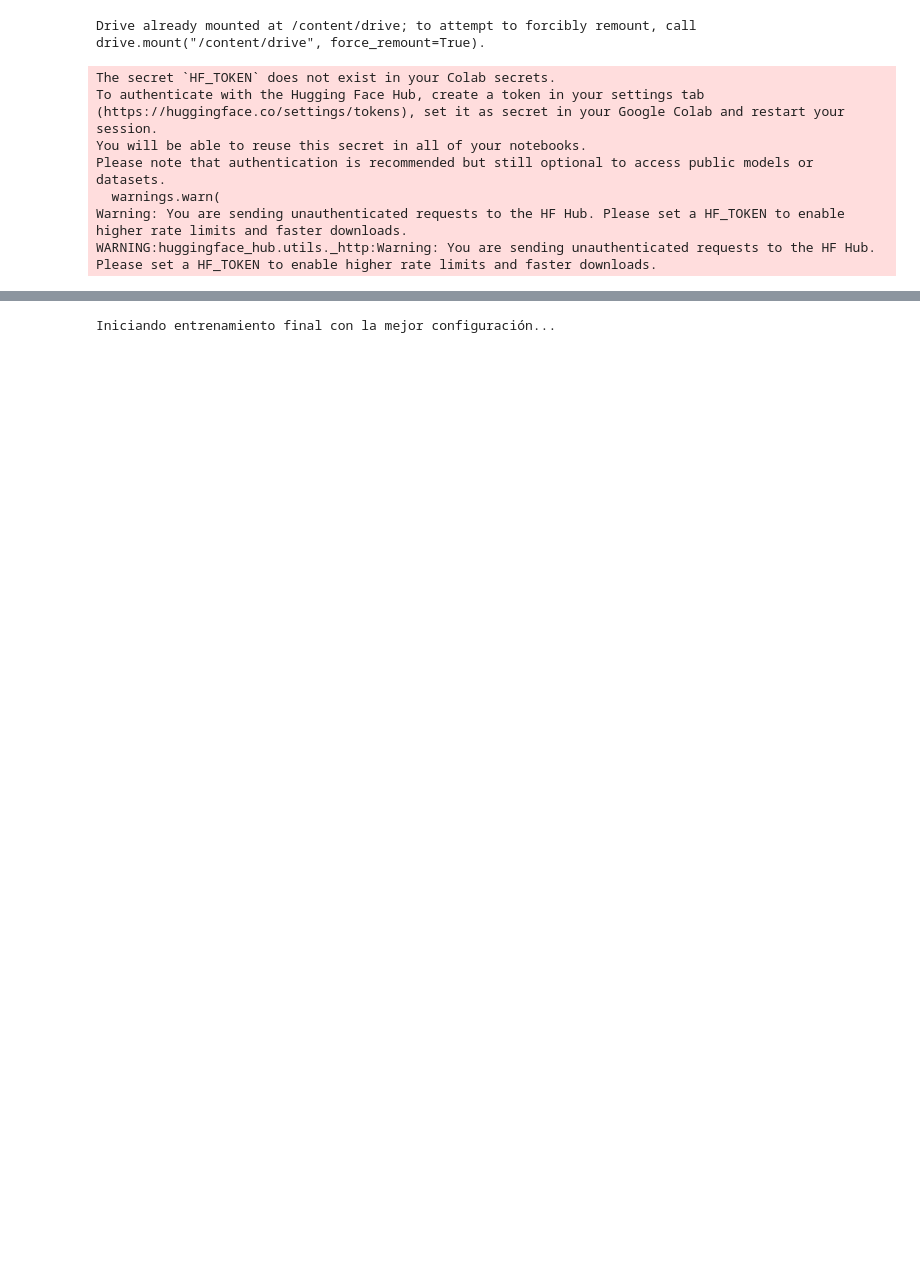
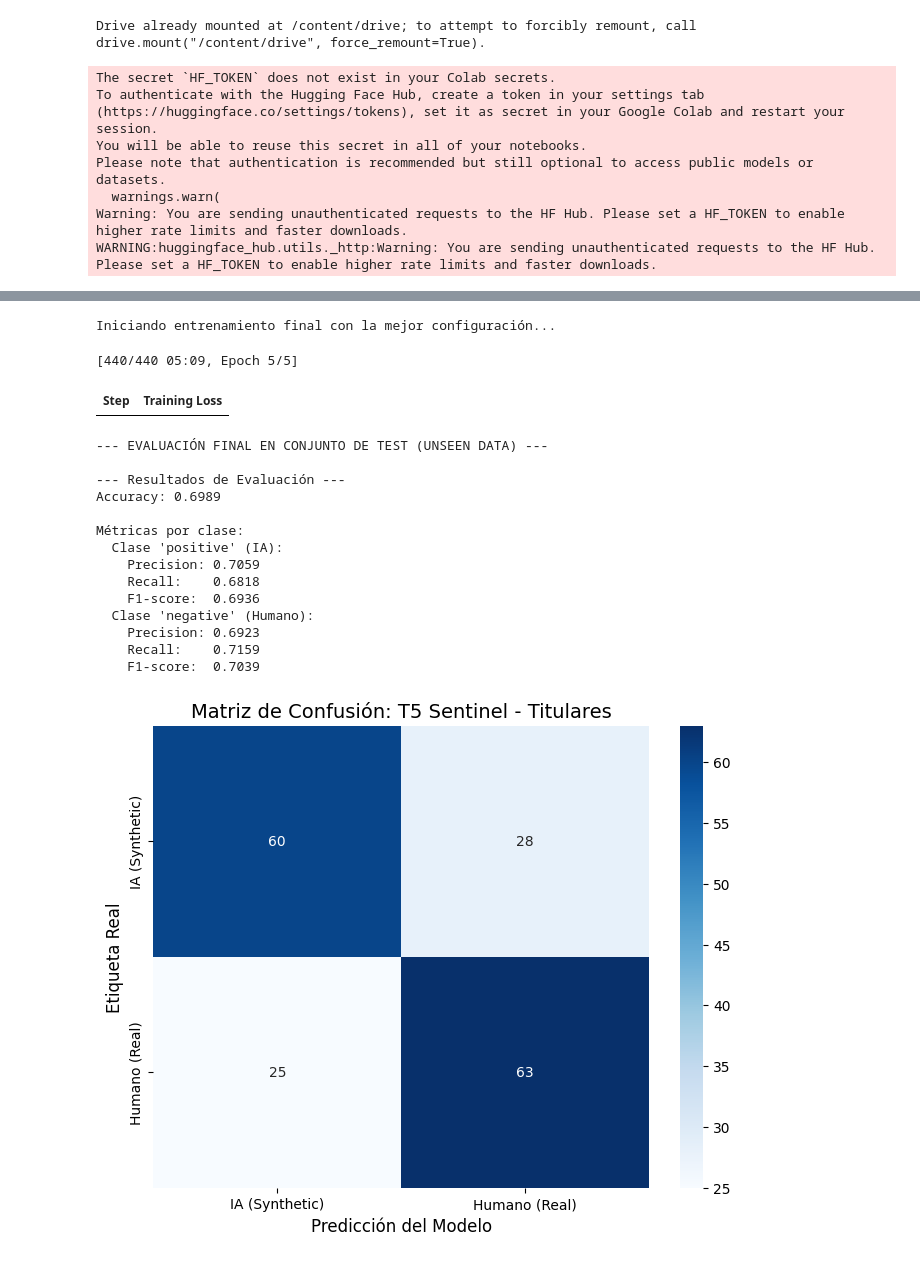
Before and after one commit to JavierPrior845/tfg-ai-text-detection, a Jupyter notebook: models/encoder-decoder/Encoder-Decoder-Img-Sweep.ipynb, the cells around one changed output, grey strips where cells are left out. Saved outputs shown, nothing was run; the diff lists cells and outputs as text; code cells hidden in the pictures; blank space fills up the shorter version.

Commit message:
feat: encoder-decoder training (img + tittle)

```diff
--- a/models/encoder-decoder/Encoder-Decoder-Img-Sweep.ipynb
+++ b/models/encoder-decoder/Encoder-Decoder-Img-Sweep.ipynb
@@ -241,39 +290,55 @@ wandb: WARNING Config item 'weight_decay' was locked by 'sweep' (ignored update)
 # %%
-# Sustituir con los mejores valores del Sweep tras ejecutarlo
 best_config = {
-    "lr": 4.5e-5,
+    "lr": 2.1061239900807153e-05,
     "batch_size": 8,
-    "grad_acc": 8,
-    "weight_decay": 0.01
+    "grad_acc": 2,
+    "weight_decay": 0.1
 }
 
 print("Iniciando entrenamiento final con la mejor configuración...")
 
 final_model = T5ForConditionalGeneration.from_pretrained(model_name)
 final_data_collator = DataCollatorForSeq2Seq(tokenizer=tokenizer, model=final_model)
 
 final_args = TrainingArguments(
     output_dir="./model_final_tfg",
     num_train_epochs=5,
     learning_rate=best_config["lr"],
     per_device_train_batch_size=best_config["batch_size"],
     gradient_accumulation_steps=best_config["grad_acc"],
     weight_decay=best_config["weight_decay"],
     fp16=True,
     report_to="none"
 )
 
 final_trainer = Trainer(
     model=final_model,
     args=final_args,
     train_dataset=tokenized_dataset["train"],
     data_collator=final_data_collator
 )
 
 final_trainer.train()
 
 print("\n--- EVALUACIÓN FINAL EN CONJUNTO DE TEST (UNSEEN DATA) ---")
 true_labels, mapped_predictions = evaluate_model(final_model, tokenizer, tokenized_dataset["test"])
 plot_confusion_matrix(true_labels, mapped_predictions)
 # %% [output]
 Iniciando entrenamiento final con la mejor configuración...
+[440/440 05:09, Epoch 5/5]
+| Step | Training Loss |
+--- EVALUACIÓN FINAL EN CONJUNTO DE TEST (UNSEEN DATA) ---
+
+--- Resultados de Evaluación ---
+Accuracy: 0.6989
+
+Métricas por clase:
+  Clase 'positive' (IA):
+    Precision: 0.7059
+    Recall:    0.6818
+    F1-score:  0.6936
+  Clase 'negative' (Humano):
+    Precision: 0.6923
+    Recall:    0.7159
+    F1-score:  0.7039
+[figure, added]
```
Also changed, not shown: parts of 3 cells of this notebook.
